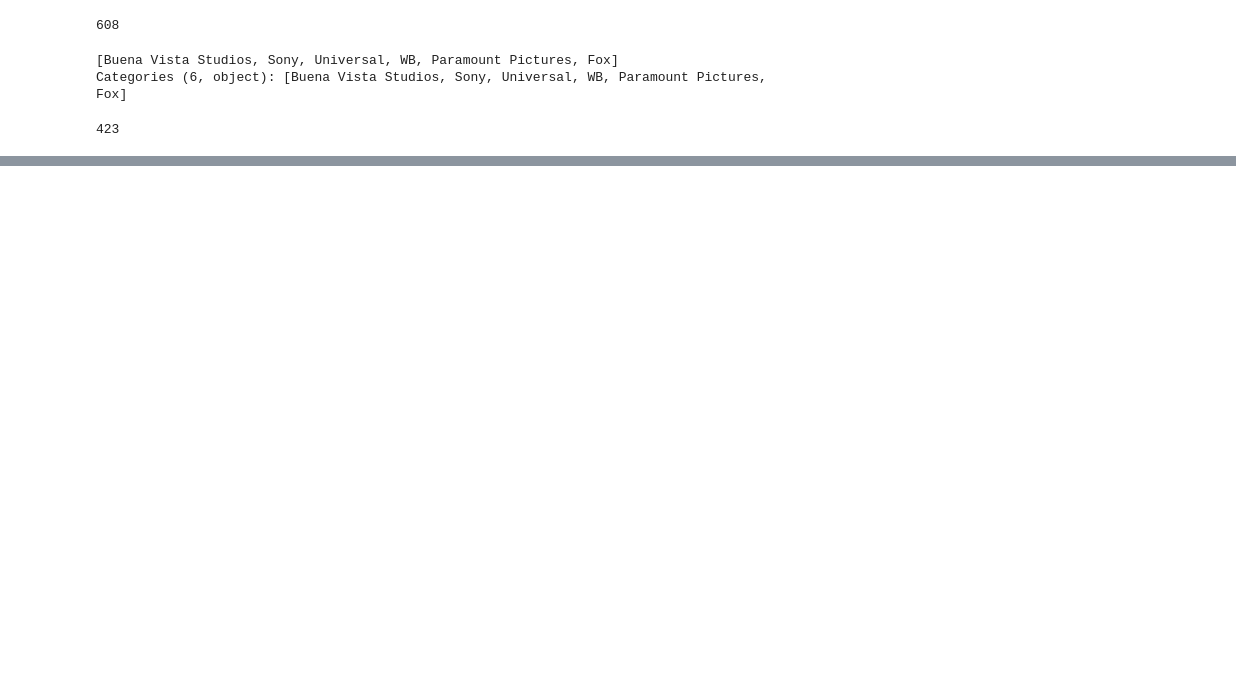
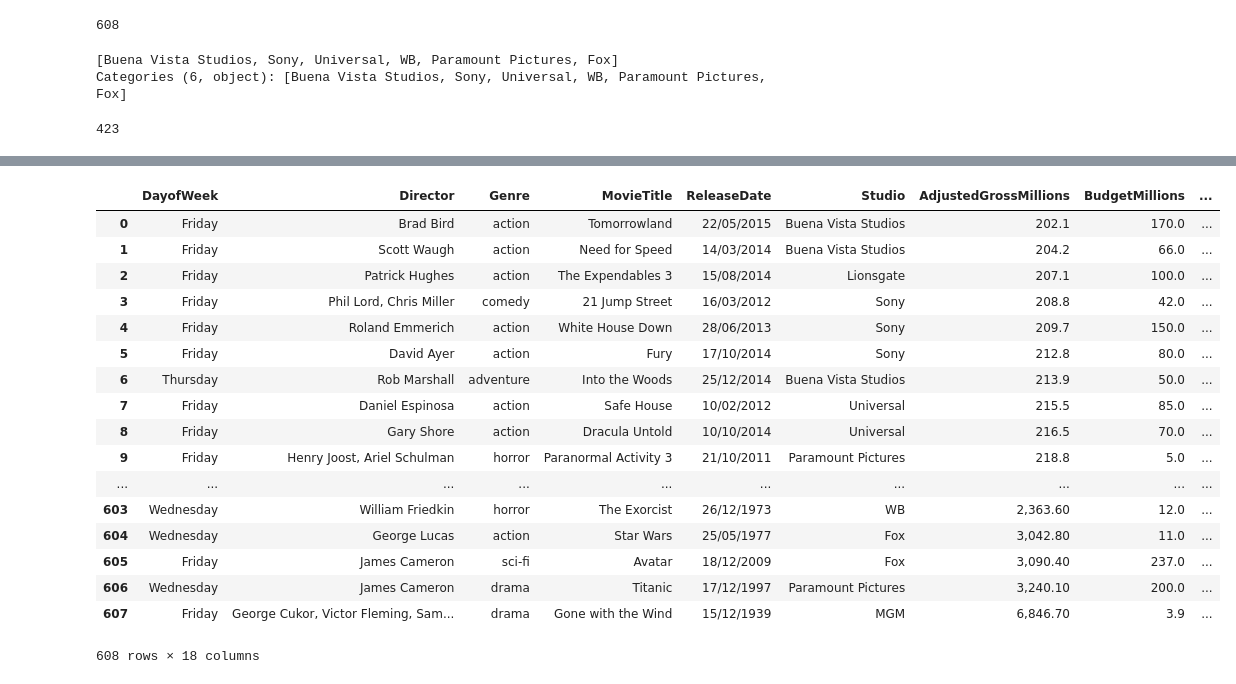
Before and after one commit to vpatyal/beginner-projects-solutions, a Jupyter notebook: src/Section_6_Homework.ipynb, the cells around one changed output, grey strips where cells are left out. Drawn from its saved outputs; the diff is of its cells as text; code cells hidden in the pictures; blank space fills up the shorter version.

```diff
--- a/src/Section_6_Homework.ipynb
+++ b/src/Section_6_Homework.ipynb
@@ -55,0 +77,21 @@ ax.legend(bbox_to_anchor=(1.05,1),loc=2)
+# %%
+df_movies
+# %% [output]
+|  | DayofWeek | Director | Genre | MovieTitle | ReleaseDate | Studio | AdjustedGrossMillions | BudgetMillions | ... |
+| 0 | Friday | Brad Bird | action | Tomorrowland | 22/05/2015 | Buena Vista Studios | 202.1 | 170.0 | ... |
+| 1 | Friday | Scott Waugh | action | Need for Speed | 14/03/2014 | Buena Vista Studios | 204.2 | 66.0 | ... |
+| 2 | Friday | Patrick Hughes | action | The Expendables 3 | 15/08/2014 | Lionsgate | 207.1 | 100.0 | ... |
+| 3 | Friday | Phil Lord, Chris Miller | comedy | 21 Jump Street | 16/03/2012 | Sony | 208.8 | 42.0 | ... |
+| 4 | Friday | Roland Emmerich | action | White House Down | 28/06/2013 | Sony | 209.7 | 150.0 | ... |
+| 5 | Friday | David Ayer | action | Fury | 17/10/2014 | Sony | 212.8 | 80.0 | ... |
+| 6 | Thursday | Rob Marshall | adventure | Into the Woods | 25/12/2014 | Buena Vista Studios | 213.9 | 50.0 | ... |
+| 7 | Friday | Daniel Espinosa | action | Safe House | 10/02/2012 | Universal | 215.5 | 85.0 | ... |
+| 8 | Friday | Gary Shore | action | Dracula Untold | 10/10/2014 | Universal | 216.5 | 70.0 | ... |
+| 9 | Friday | Henry Joost, Ariel Schulman | horror | Paranormal Activity 3 | 21/10/2011 | Paramount Pictures | 218.8 | 5.0 | ... |
+| ... | ... | ... | ... | ... | ... | ... | ... | ... | ... |
+| 603 | Wednesday | William Friedkin | horror | The Exorcist | 26/12/1973 | WB | 2,363.60 | 12.0 | ... |
+| 604 | Wednesday | George Lucas | action | Star Wars | 25/05/1977 | Fox | 3,042.80 | 11.0 | ... |
+| 605 | Friday | James Cameron | sci-fi | Avatar | 18/12/2009 | Fox | 3,090.40 | 237.0 | ... |
+| 606 | Wednesday | James Cameron | drama | Titanic | 17/12/1997 | Paramount Pictures | 3,240.10 | 200.0 | ... |
+| 607 | Friday | George Cukor, Victor Fleming, Sam... | drama | Gone with the Wind | 15/12/1939 | MGM | 6,846.70 | 3.9 | ... |
+608 rows × 18 columns
```
Also changed, not shown: parts of 2 cells of this notebook.
